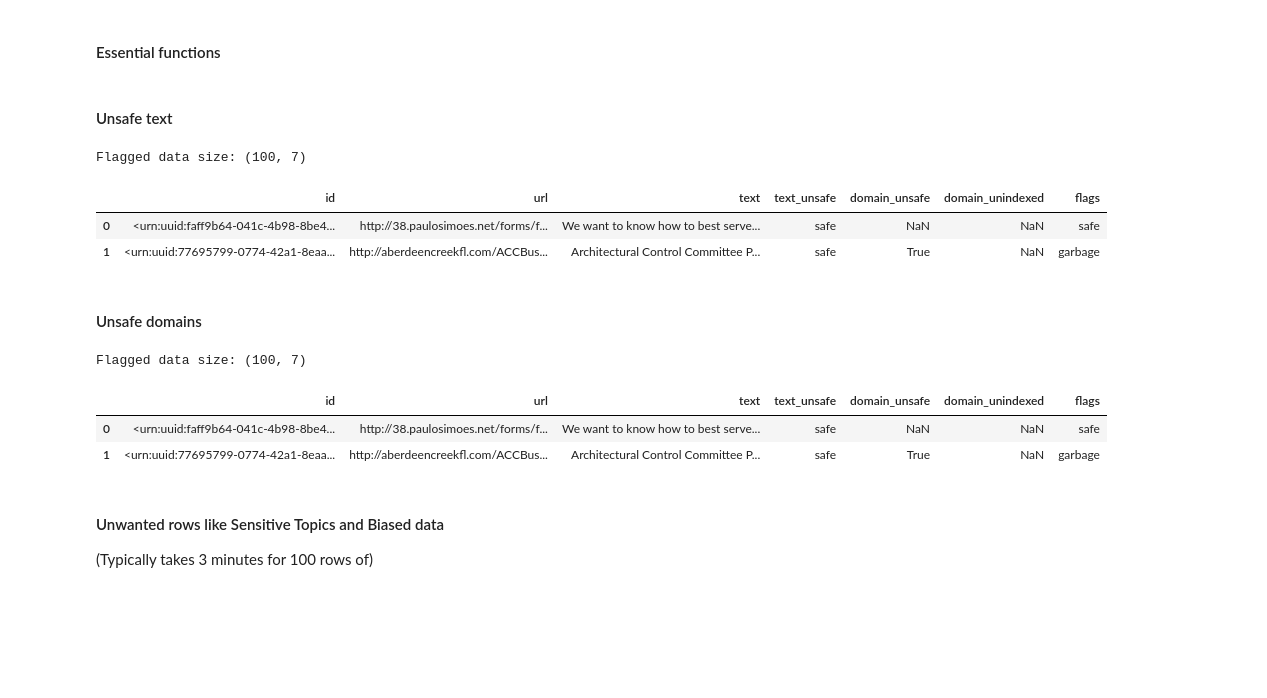
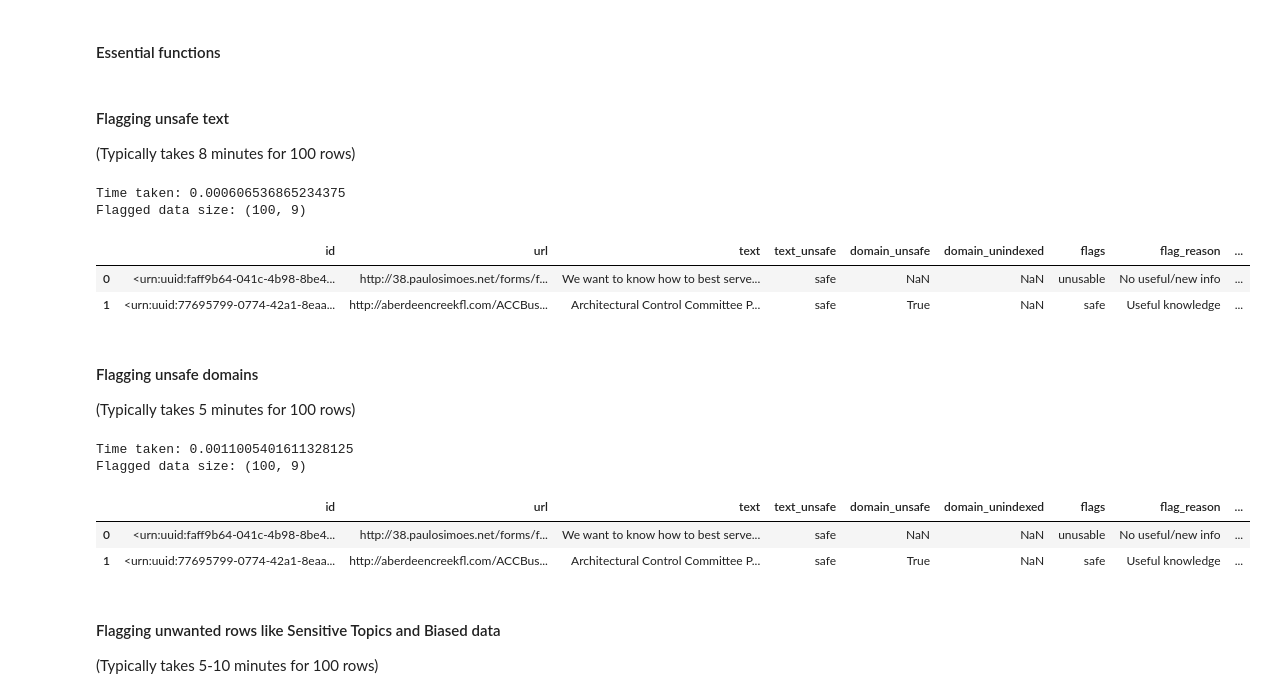
Before and after one commit to eltociear/AutoPureData, a Jupyter notebook: Data_flagging.ipynb, the cells around one changed output. Drawn from its saved outputs; the diff is of its cells as text; code cells hidden in the pictures; blank space fills up the shorter version.

```diff
--- a/Data_flagging.ipynb
+++ b/Data_flagging.ipynb
@@ -91,14 +119,19 @@ Flagged data file: New_data - 0.flagged.csv
 # %%
-def is_unsafe(text, prompt='', max_retries=3):
+replicate_not_working = True
+
+def is_unsafe(bot_response, user_prompt='', max_retries=3):
 	'Ask LlamaGuard if a text is safe'
+	global replicate_not_working
+	if replicate_not_working:
+		check_unsafe_LLM(bot_response, user_prompt, max_retries=max_retries)
 	for _ in range(max_retries):
 		try:
-			if not len(text):
+			if not len(bot_response):
 				return True
 
 			output = replicate.run(
 				'meta/meta-llama-guard-2-8b:b063023ee937f28e922982abdbf97b041ffe34ad3b35a53d33e1d74bb19b36c4',
-				input={ 'prompt': prompt, 'assistant': text },
+				input={ 'prompt': user_prompt, 'assistant': bot_response },
 			)
 			if isinstance(output, str):
 				if output == safe_flag:
@@ -109,8 +142,8 @@ def is_unsafe(text, prompt='', max_retries=3):
 			else:
 				raise Exception('Invalid output')
 		except Exception as e:
+			replicate_not_working = True
 			print(f'Error: {e}. Retrying')
-
 
 flagged_df = None
 
@@ -123,14 +156,12 @@ if flagged_df is None or flagged_df.empty:
 	# if flagged_df is None or flagged_df.empty:
 	flagged_df = full_df.copy()
 	flagged_df = flagged_df.dropna(subset=['text'])  # Filter out rows with empty text
-
-
-columns_to_keep = ['id', 'url', 'date', 'text',
-					'text_unsafe', 'domain_unsafe',
-					'domain_unindexed', 'flags']
-# Keep only the columns in `columns_to_keep` that are also in `flagged_df`
-available_columns = [col for col in columns_to_keep if col in flagged_df.columns]
-flagged_df = flagged_df[available_columns]
+	# columns_to_keep = ['id', 'url', 'date', 'text',
+	# 					'text_unsafe', 'domain_unsafe',
+	# 					'domain_unindexed', 'flags']
+	# # Keep only the columns in `columns_to_keep` that are also in `flagged_df`
+	# available_columns = [col for col in columns_to_keep if col in flagged_df.columns]
+	# flagged_df = flagged_df[available_columns]
 
 
 def save_flagged_df(df=flagged_df):
@@ -149,40 +180,41 @@ def is_indexed(domain, max_retries=3):
 			indexed = len(result['results']) > 0
 			if indexed is not None:
 				return True if indexed else False
-		except replicate.exceptions.ReplicateError:  # rate limit
-			print('Rate limit exceeded. Waiting...')
-			time.sleep(10)
 		except Exception as e:
 			print(f'Error: {e}. Retrying')
-# %% [markdown]
-#### Unsafe text
+# %% [markdown]
+#### Flagging unsafe text
+
+(Typically takes 8 minutes for 100 rows)
 # %%
 def flag_unsafe_text(flagged_df):
 	if 'text_unsafe' not in flagged_df.columns:
 		flagged_df['text_unsafe'] = None
 
 	# Identify rows with empty 'text_unsafe' value
 	indices = flagged_df[flagged_df['text_unsafe'].isna()].index
 	for i in indices:
 		flagged_df.loc[i, 'text_unsafe'] = is_unsafe(flagged_df.loc[i, 'text']) or safe_flag
 		print_progress()
 
 	if not indices.empty:
 		save_flagged_df()
 
-# replace NA in text_unsafe with safe_flag
-flagged_df['text_unsafe'] = flagged_df['text_unsafe'].fillna(safe_flag)
-
+start_time = time.time()
 flag_unsafe_text(flagged_df)
+print('Time taken:', time.time() - start_time)
 print(f'Flagged data size: {flagged_df.shape}')
 flagged_df.head(2)
 # %% [output]
-Flagged data size: (100, 7)
+Time taken: 0.000606536865234375
+Flagged data size: (100, 9)
-|  | id | url | text | text_unsafe | domain_unsafe | domain_unindexed | flags |
-| 0 | <urn:uuid:faff9b64-041c-4b98-8be4... | http://38.paulosimoes.net/forms/f... | We want to know how to best serve... | safe | NaN | NaN | safe |
-| 1 | <urn:uuid:77695799-0774-42a1-8eaa... | http://aberdeencreekfl.com/ACCBus... | Architectural Control Committee P... | safe | True | NaN | garbage |
+|  | id | url | text | text_unsafe | domain_unsafe | domain_unindexed | flags | flag_reason | ... |
+| 0 | <urn:uuid:faff9b64-041c-4b98-8be4... | http://38.paulosimoes.net/forms/f... | We want to know how to best serve... | safe | NaN | NaN | unusable | No useful/new info | ... |
+| 1 | <urn:uuid:77695799-0774-42a1-8eaa... | http://aberdeencreekfl.com/ACCBus... | Architectural Control Committee P... | safe | True | NaN | safe | Useful knowledge | ... |
-# %% [markdown]
-#### Unsafe domains
+# %% [markdown]
+#### Flagging unsafe domains
+
+(Typically takes 5 minutes for 100 rows)
 # %%
 # use tavily api to find whether google indexes the page or not
 
@@ -207,14 +239,14 @@ def flag_unsafe_domains(flagged_df):
 	domains = list(set(domains))  # remove duplicates
 
 	if 'domain_unsafe' not in flagged_df.columns:
+		flagged_df['domain_unsafe'] = None
+
 		unsafe_domains = set()
 		for domain in domains:
 			if is_unsafe(domain):
 				unsafe_domains.add(domain)
 				print_progress()
 		print(f'Unsafe domains: {unsafe_domains}')
-
-		flagged_df['domain_unsafe'] = None
 
 		for i, row in flagged_df.iterrows():
 			if row['domain_unsafe'] is None:
@@ -223,16 +255,15 @@ def flag_unsafe_domains(flagged_df):
 
 		save_flagged_df()
 
+	if 'domain_unindexed' not in flagged_df.columns:
+		flagged_df['domain_unindexed'] = None
 
-	if 'domain_unindexed' not in flagged_df.columns:
 		unindexed_domains = set()
 		for domain in domains:
 			if not is_indexed(domain):
 				unindexed_domains.add(domain)
 				print_progress()
 		print(f'Unindexed domains: {unindexed_domains}')
-
-		flagged_df['domain_unindexed'] = None
 
 		for i, row in flagged_df.iterrows():
 			if row['domain_unindexed'] is None:
@@ -242,15 +273,18 @@ def flag_unsafe_domains(flagged_df):
 		save_flagged_df()
 
 
+start_time = time.time()
 flag_unsafe_domains(flagged_df)
+print('Time taken:', time.time() - start_time)
 print(f'Flagged data size: {flagged_df.shape}')
 flagged_df.head(2)
 # %% [output]
-Flagged data size: (100, 7)
+Time taken: 0.0011005401611328125
+Flagged data size: (100, 9)
-|  | id | url | text | text_unsafe | domain_unsafe | domain_unindexed | flags |
-| 0 | <urn:uuid:faff9b64-041c-4b98-8be4... | http://38.paulosimoes.net/forms/f... | We want to know how to best serve... | safe | NaN | NaN | safe |
-| 1 | <urn:uuid:77695799-0774-42a1-8eaa... | http://aberdeencreekfl.com/ACCBus... | Architectural Control Committee P... | safe | True | NaN | garbage |
+|  | id | url | text | text_unsafe | domain_unsafe | domain_unindexed | flags | flag_reason | ... |
+| 0 | <urn:uuid:faff9b64-041c-4b98-8be4... | http://38.paulosimoes.net/forms/f... | We want to know how to best serve... | safe | NaN | NaN | unusable | No useful/new info | ... |
+| 1 | <urn:uuid:77695799-0774-42a1-8eaa... | http://aberdeencreekfl.com/ACCBus... | Architectural Control Committee P... | safe | True | NaN | safe | Useful knowledge | ... |
 # %% [markdown]
-#### Unwanted rows like Sensitive Topics and Biased data
+#### Flagging unwanted rows like Sensitive Topics and Biased data
 
-(Typically takes 3 minutes for 100 rows of)
+(Typically takes 5-10 minutes for 100 rows)
```
Also changed, not shown: parts of 5 cells of this notebook, 4 other files.
